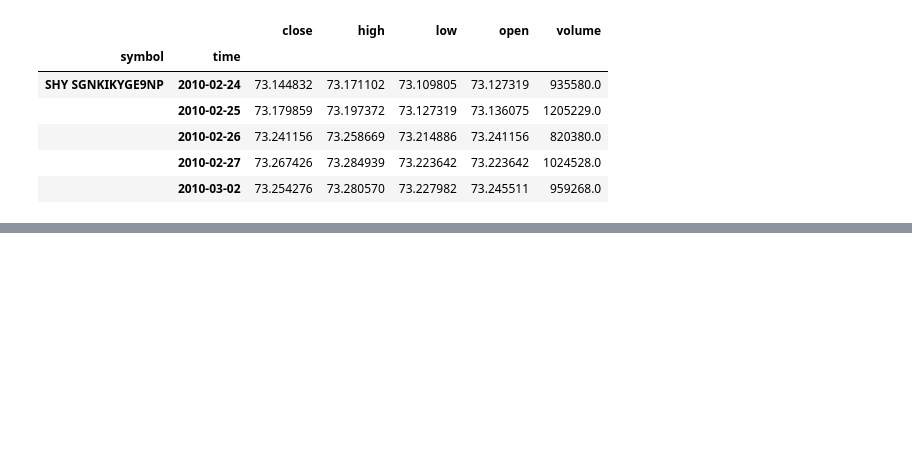
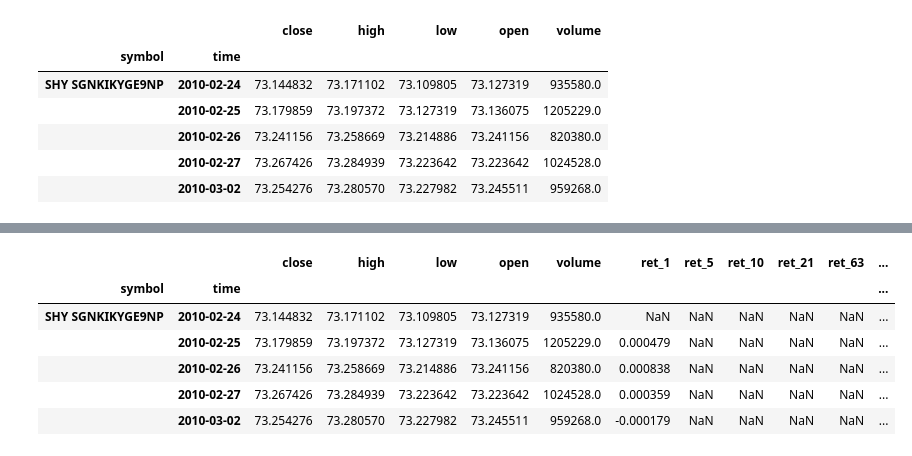
Before and after one commit to nbkell/machine_learning, a Jupyter notebook: quant_connect/random_forest/research.ipynb, the cells around one changed output, grey strips where cells are left out. Saved outputs shown, nothing was run; the diff lists cells and outputs as text; code cells hidden in the pictures; blank space fills up the shorter version.

```diff
--- a/quant_connect/random_forest/research.ipynb
+++ b/quant_connect/random_forest/research.ipynb
@@ -47,6 +86,17 @@ df.head()
 # %%
+by_symbol = df.groupby('symbol', group_keys=False)
 # compute RSI
 df['rsi'] = df.groupby('symbol').close.apply(RSI)
+df['ppo'] = df.groupby('symbol').close.apply(PPO)
+df.head()
+# %% [output]
+|  |  | close | high | low | open | volume | ret_1 | ret_5 | ret_10 | ret_21 | ret_63 | ... |
+| symbol | time |  |  |  |  |  |  |  |  |  |  | ... |
+| SHY SGNKIKYGE9NP | 2010-02-24 | 73.144832 | 73.171102 | 73.109805 | 73.127319 | 935580.0 | NaN | NaN | NaN | NaN | NaN | ... |
+|  | 2010-02-25 | 73.179859 | 73.197372 | 73.127319 | 73.136075 | 1205229.0 | 0.000479 | NaN | NaN | NaN | NaN | ... |
+|  | 2010-02-26 | 73.241156 | 73.258669 | 73.214886 | 73.241156 | 820380.0 | 0.000838 | NaN | NaN | NaN | NaN | ... |
+|  | 2010-02-27 | 73.267426 | 73.284939 | 73.223642 | 73.223642 | 1024528.0 | 0.000359 | NaN | NaN | NaN | NaN | ... |
+|  | 2010-03-02 | 73.254276 | 73.280570 | 73.227982 | 73.245511 | 959268.0 | -0.000179 | NaN | NaN | NaN | NaN | ... |
 # %%
 # compute bollenger bands
 def compute_bb(close):
```
Also changed, not shown: parts of 12 cells of this notebook, 4 other files.
